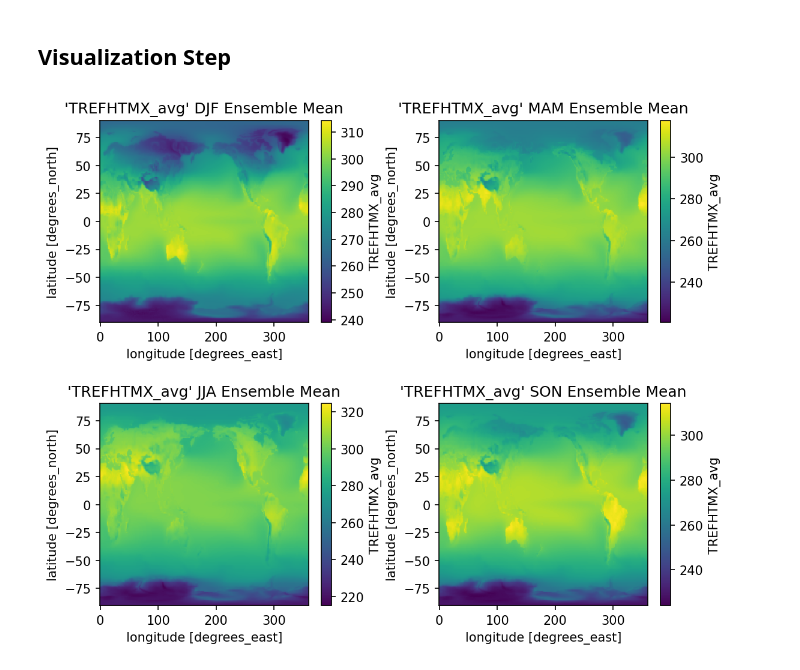
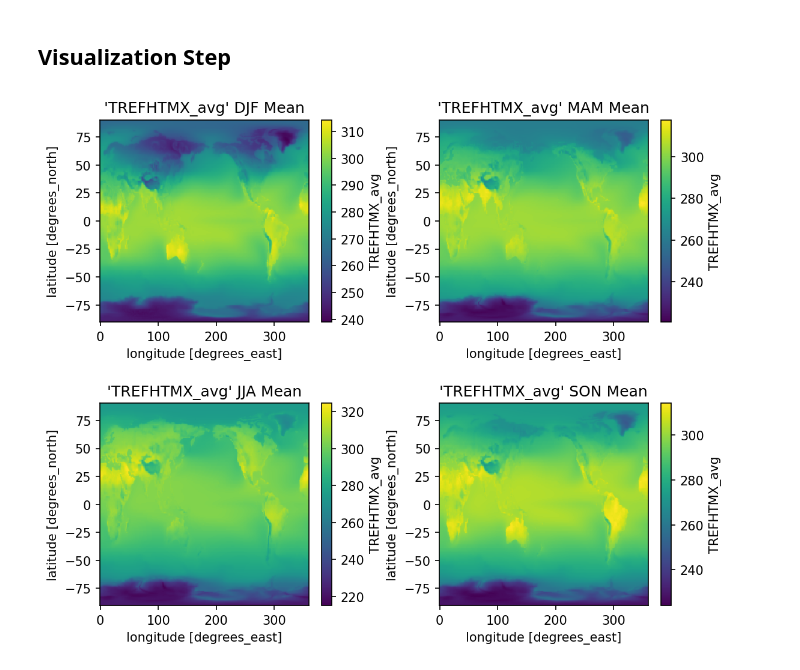
Before and after one commit to NCAR/CVDP, a Jupyter notebook: end_to_end_example.ipynb, the cells around one changed output. Saved outputs shown, nothing was run; the diff lists cells and outputs as text; code cells hidden in the pictures.

Commit message:
Updated example to use new notebook class

```diff
--- a/end_to_end_example.ipynb
+++ b/end_to_end_example.ipynb
@@ -16,10 +16,10 @@ ensemble_avgs = seasonal_avgs.mean(dim="member").compute()
 # %% [markdown]
 ## Visualization Step
 # %%
-seasonal_ensemble_fig = plot_seasonal_ensemble_means(ensemble_avgs)
+seasonal_ensemble_fig = plot_seasonal_means(ensemble_avgs)
 
 cvdp_nb = CVDPNotebook()
-cvdp_nb.add_figure_cell(seasonal_ensemble_fig, section_name="Cool Stuff")
-cvdp_nb.save_notebook("test_output.ipynb")
+cvdp_nb.add_figure_cell(seasonal_ensemble_fig, section_name="Seasonal Ensemble Means")
+cvdp_nb.save_notebook()
 # %% [output]
-[figure, old version]
+[figure, new version]
```
Also changed, not shown: parts of 1 cell of this notebook, 1 other file.
